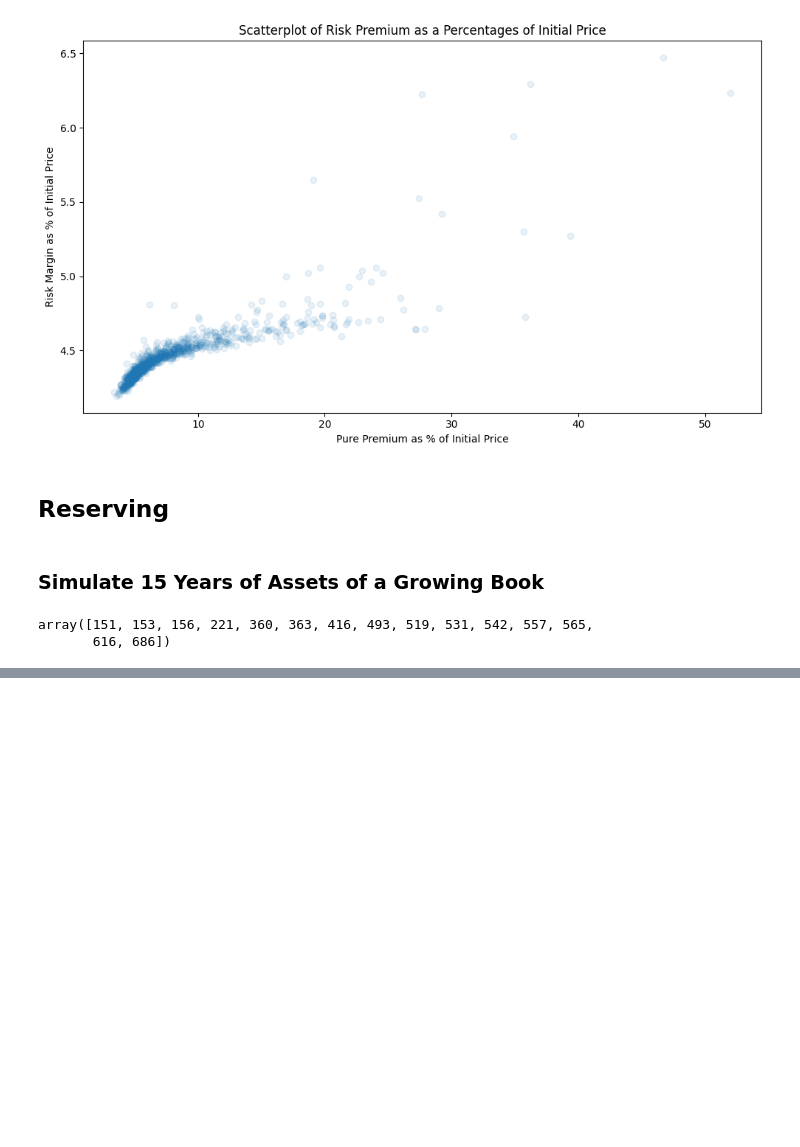
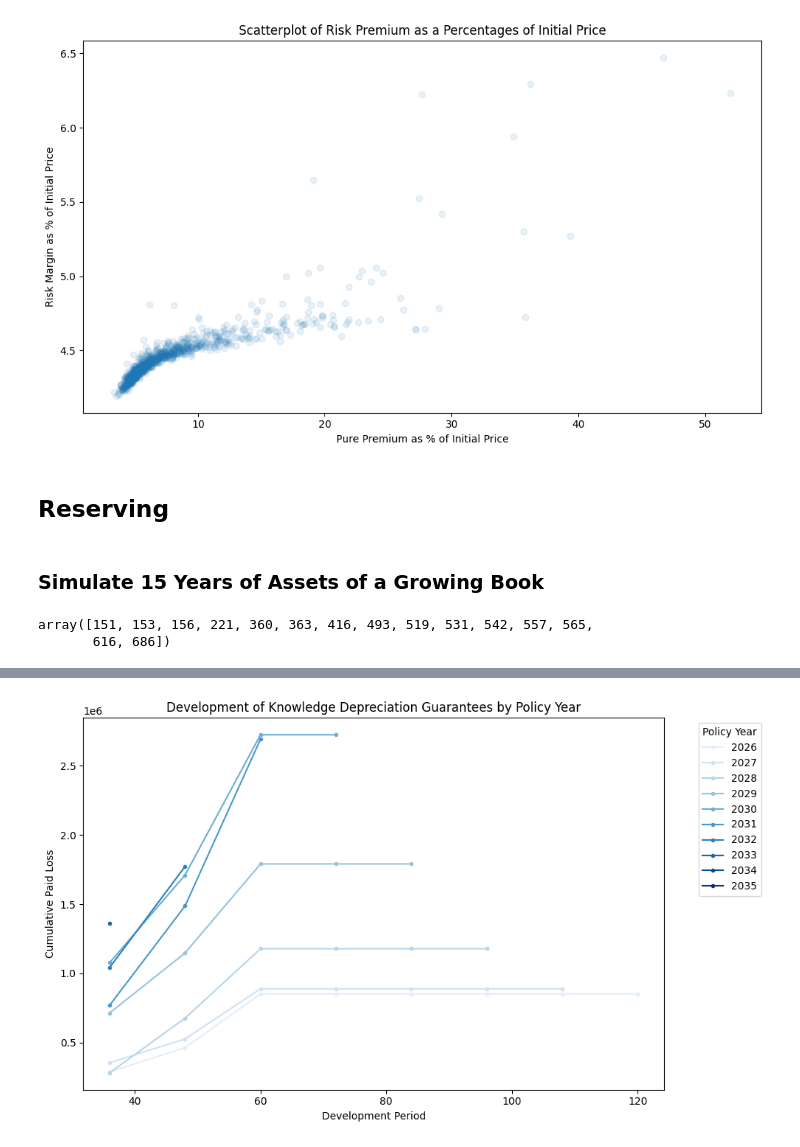
Before and after one commit to AlexFiliakov/knowledge-pricing, a Jupyter notebook: 1. Survival Model.ipynb, the cells around one changed output, grey strips where cells are left out. Saved outputs shown, nothing was run; the diff lists cells and outputs as text; code cells hidden in the pictures; blank space fills up the shorter version.

Commit message:
2 years of reserve development

```diff
--- a/1. Survival Model.ipynb
+++ b/1. Survival Model.ipynb
@@ -1006,5 +1015,7 @@ with open(assets_for_reserving_file, 'a') as f:
 # %%
 import json
+
+assets_for_reserving_file = 'assets_over_n_years.json'
 
 # Load the JSON file into a variable
 with open(assets_for_reserving_file, 'r') as f:
@@ -1013,0 +1126,3 @@ with open(assets_for_reserving_file, 'r') as f:
+# %%
+dev_triangle_available_df.sort_values(by=['Policy Year', 'Payout Year'], inplace=True)
+dev_triangle_available_df['Cumulative Incurred'] = dev_triangle_available_df.groupby('Policy Year')['Incurred'].cumsum()
@@ -1013,0 +1149,38 @@ with open(assets_for_reserving_file, 'r') as f:
+# %%
+import chainladder as cl
+import matplotlib.pyplot as plt
+
+# Create the triangle
+triangle = cl.Triangle(dev_triangle_available_df,
+                        origin='Policy Year',
+                        development='Payout Year',
+                        columns=['Incurred'],
+                        cumulative=False)
+triangle = triangle.incr_to_cum()
+# %%
+import numpy as np
+# Generate a blue gradient color scheme
+import matplotlib.cm as cm
+
+# Plot data
+fig, ax = plt.subplots(figsize=(10, 6))
+# # triangle already is the 'Cumulative Incurred' triangle:
+# triangle.T.plot(
+#     marker='.', grid=True, ax=ax,
+#     title='Development of Knowledge Depreciation Guarantees by Policy Year',
+#     xlabel='Development Period', ylabel='Cumulative Paid Loss')
+
+years = triangle.origin
+colors = cm.Blues(np.linspace(0.1, 1, len(years)))  # Blue gradient from grayish blue to neon blue
+
+for year, color in zip(years, colors):
+    triangle[triangle.origin == year].T.plot(
+        ax=ax, marker='.', label=year, color=color)
+
+plt.legend(title='Policy Year', bbox_to_anchor=(1.05, 1), loc='upper left')
+plt.title('Development of Knowledge Depreciation Guarantees by Policy Year')
+plt.xlabel('Development Period')
+plt.ylabel('Cumulative Paid Loss')
+plt.tight_layout()
+# %% [output]
+[figure, added]
```
Also changed, not shown: parts of 60 cells of this notebook, 1 other file.
